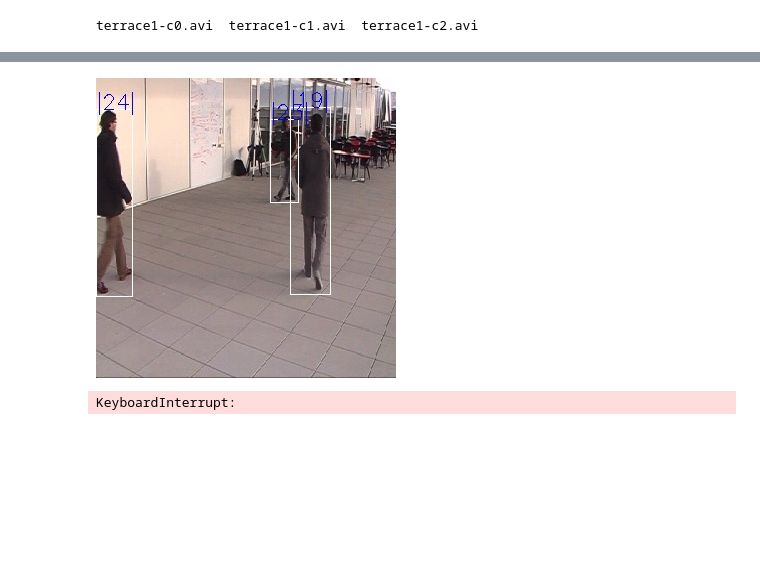
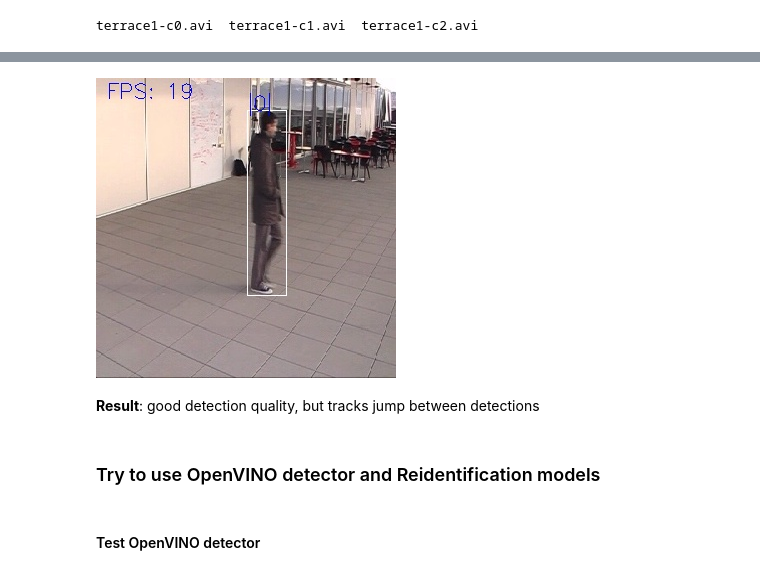
Before and after one commit to somal/People_Tracker_Research, a Jupyter notebook: Demo.ipynb, the cells around one changed output, grey strips where cells are left out. Drawn from its saved outputs; the diff is of its cells as text; code cells hidden in the pictures; blank space fills up the shorter version.

```diff
--- a/Demo.ipynb
+++ b/Demo.ipynb
@@ -269,9 +242,0 @@ def run_on_image(xml:str, bin:str, device:str, image: np.ndarray, prints=True):
-# %%
-device = 'CPU'
-IE_MODEL_FP16_XML = os.path.join(SSD_ASSETS, 'FP32', 'ssd_mobilenet_v2_coco.xml')
-IE_MODEL_FP16_BIN = os.path.join(SSD_ASSETS, 'FP32', 'ssd_mobilenet_v2_coco.bin')
-# Run the inference
-
-inference_engine_average_fps, preds = run_on_image(IE_MODEL_FP16_XML,
-                                                   IE_MODEL_FP16_BIN,
-                                                   device, frame)
@@ -288,6 +242,0 @@ def postprocessing(preds: np.ndarray, prob_thresh:float, frame_for_output: np.nd
-# %%
-from matplotlib import pyplot as plt
-frame_for_output = cv2.resize(frame, (WIDTH, WIDTH), interpolation=cv2.INTER_NEAREST).copy()
-frame_for_output = postprocessing(preds[0][0], PROBABILITY_THRESHOLD, frame_for_output)
-
-plt.imshow(frame_for_output)
@@ -400,19 +391,25 @@ Requirement already satisfied: dlib in /usr/local/lib/python3.6/dist-packages
 # %%
 from IPython.display import clear_output, Image, display, HTML
 import cv2
-import dlib
+
 from dlib_tracker import CorrelationTracker
 
+DET_PROB_THRESH = .4
+IMG_WIDTH = 300
+PEOPLE_CLASS_ID = 1
+IOU_THRESH = .4
+TRACKER_MAX_AGE = 10
+
 video = cv2.VideoCapture(TEST_VIDEO)
-display_handle=display(None, display_id=True)
+display_handle=display(HTML(''), display_id=True)
 
-
-net, input_blob, output_blob = openvino_net(IE_MODEL_FP16_XML, IE_MODEL_FP16_BIN)
+det_net, input_blob, output_blob = get_openvino_net(SSD_MOBILENET_OPENVINO_XML,
+                                                    SSD_MOBILENET_OPENVINO_BIN)
 trackers = []
 
 def iou_batch(bb_test, bb_gt):
     """
-    From SORT: Computes IOU between two bboxes in the form [x1,y1,x2,y2]
+        Computes IOU between two bboxes in the form [x1,y1,x2,y2]
     """
     bb_gt = np.expand_dims(bb_gt, 0)
     bb_test = np.expand_dims(bb_test, 0)
@@ -433,56 +430,57 @@ try:
         ret, frame = video.read()
 
         if ret:
             inference_start = time.time()
-            resized_image = cv2.resize(frame, (WIDTH, WIDTH), interpolation=cv2.INTER_NEAREST)
-            tracking = resized_image.copy()
-            predictions, inference_time = ie_inference(net, resized_image, input_blob, output_blob)
+            resized_image = cv2.resize(frame, (IMG_WIDTH, IMG_WIDTH), interpolation=cv2.INTER_NEAREST)
 
+            predictions, inference_time = openvino_inference(det_net, resized_image, input_blob, output_blob)
 
-            frame_for_output, preds = postprocessing(predictions[0][0], .4, resized_image)
+            preds = filter_openvino_predictions(predictions, DET_PROB_THRESH, PEOPLE_CLASS_ID)
 
-
+            # Match trackers and detections
             detections_ids = np.ones(len(preds), dtype=np.uint8)
             for tracker in trackers:
                 if tracker.is_active:
                     tracker_bbox = np.array(tracker.predict(frame))
                     for i, pred in enumerate(preds):
-                        pred_bbox = pred[3:7]*WIDTH
-    #                     print(f'Tracker :{tracker_bbox}, prediction:  {pred_bbox}')
-                        if detections_ids[i]==1 and iou_batch(tracker_bbox,  pred_bbox)>.4:
+                        pred_bbox = pred[3:7]*IMG_WIDTH
+                        if detections_ids[i]==1 and iou_batch(tracker_bbox,  pred_bbox)>IOU_THRESH:
                             tracker.update(pred_bbox, frame)
                             detections_ids[i]=0
                             break
 
+            # Fix unused tracker
             for tracker in trackers:
-                if tracker.time_since_update>10:
+                if tracker.time_since_update > TRACKER_MAX_AGE:
                     tracker.is_active = False
 
-            # For every new detections create new tracker
+            # For every new detection create new tracker
             untracked_detections = preds[detections_ids==1]
             for det in untracked_detections:
-                tracker = CorrelationTracker(det[3:7]*WIDTH, frame)
+                tracker = CorrelationTracker(det[3:7]*IMG_WIDTH, frame)
                 trackers.append(tracker)
 
+            # Draw results
             for tracker in trackers:
                 if tracker.is_active:
                     x1,y1,x2,y2 = map(int, np.array(tracker.get_state()))
-                    track_id = tracker.id
-                    cv2.rectangle(tracking, (x1,y1), (x2,y2), (255,255,255), 1)
-                    cv2.putText(tracking,  f'|{track_id}|', (x1,y1), cv2.FONT_HERSHEY_SIMPLEX , .7, (255,0,0), 1)
+                    cv2.rectangle(resized_image, (x1,y1), (x2,y2), (255,255,255), 1)
+                    cv2.putText(resized_image,  f'|{tracker.id}|', (x1,y1), cv2.FONT_HERSHEY_SIMPLEX , .7, (255,0,0), 1)
 
 
             inference_end = time.time()
-#             print(1/(inference_end-inference_start))
-            display_handle.update(Image(data=cv2.imencode('.jpeg', tracking)[1]))
-except Exception as e:
-    raise(e)
-
-video.release()
-display_handle.update(None)
+            cv2.putText(resized_image,  f'FPS: {int(1/(inference_end-inference_start))}', (10,20), cv2.FONT_HERSHEY_SIMPLEX , .7, (255,0,0), 1)
+            display_handle.update(Image(data=cv2.imencode('.jpeg', resized_image)[1]))
+except KeyboardInterrupt as e:
+    video.release()
 # %% [output]
-[figure, old version]
+[figure, new version]
-KeyboardInterrupt:
+# %% [markdown]
+**Result**: good detection quality, but tracks jump between detections
+# %% [markdown]
+### Try to use OpenVINO detector and Reidentification models
+# %% [markdown]
+#### Test OpenVINO detector
 # %%
 !python3 ${INTEL_OPENVINO_DIR}/deployment_tools/open_model_zoo/tools/downloader/downloader.py \
 --name person-detection-retail-0013 \
```
Also changed, not shown: parts of 49 cells of this notebook.
